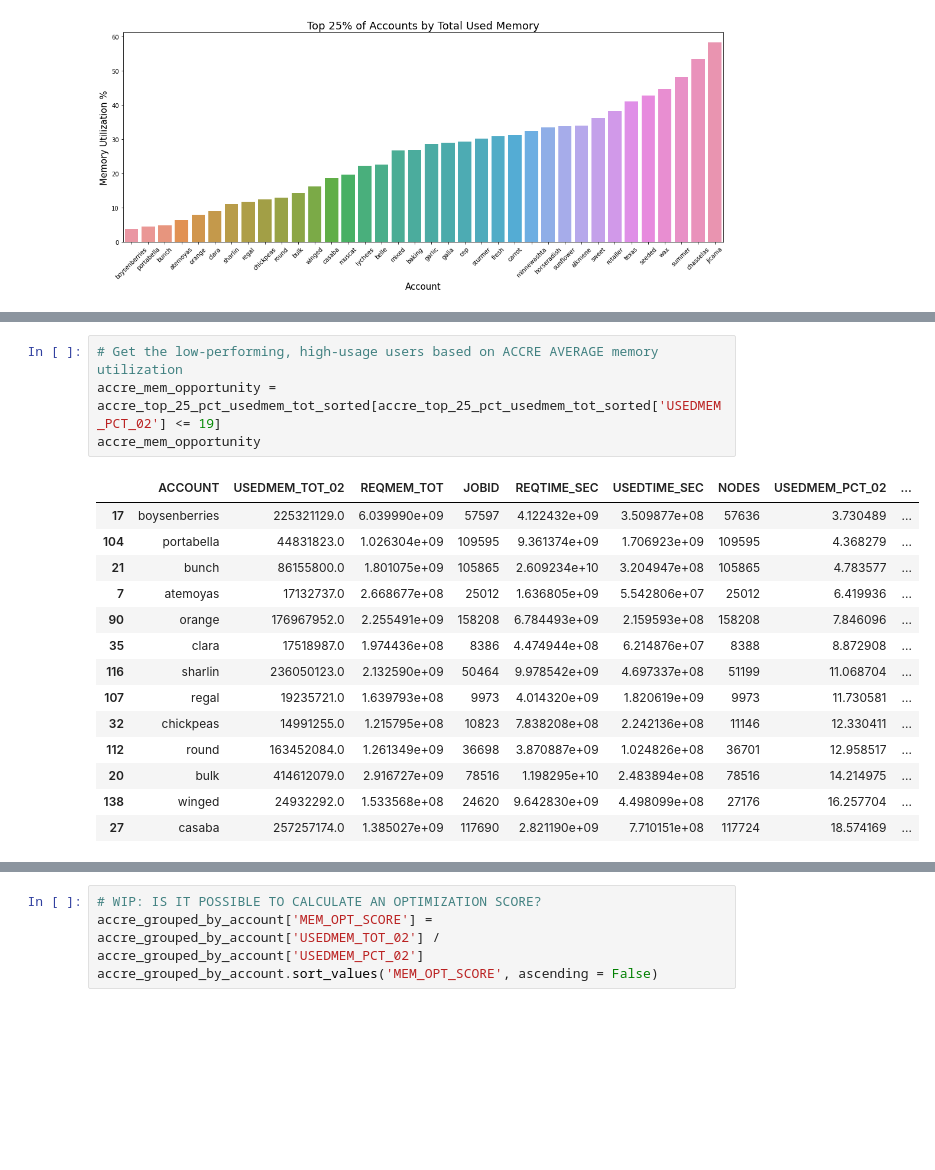
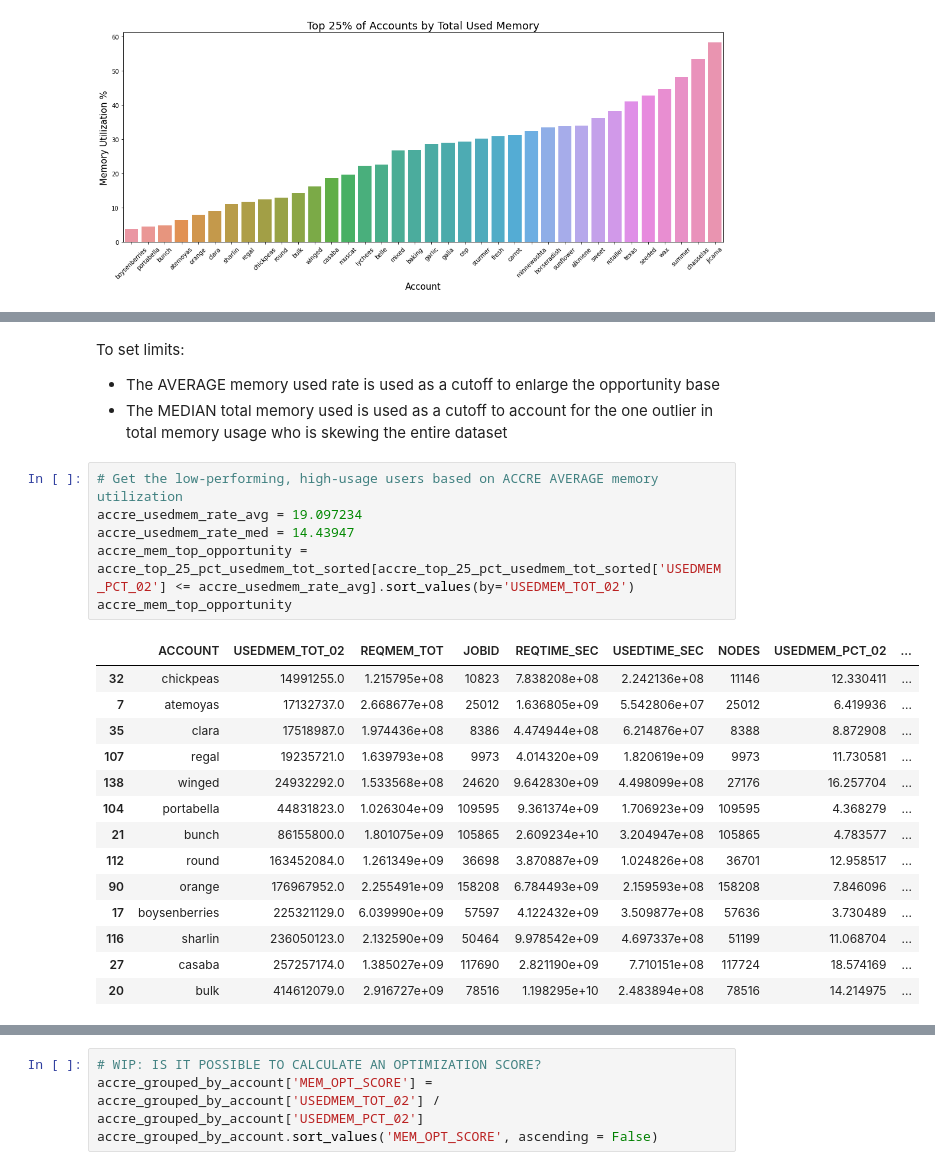
Before and after one commit to nss-data-science-cohort-4/dq2-accre-valkyries, a Jupyter notebook: notebooks/vai-02_dq2-accre-analysis-memory-usage.ipynb, the cells around one changed output, grey strips where cells are left out. Cells and saved outputs as stored; diff of their text form; blank space fills up the shorter version.

```diff
--- a/notebooks/vai-02_dq2-accre-analysis-memory-usage.ipynb
+++ b/notebooks/vai-02_dq2-accre-analysis-memory-usage.ipynb
@@ -734,19 +725,25 @@ plt.xticks(rotation=45);
+# %% [markdown]
+To set limits:
+* The AVERAGE memory used rate is used as a cutoff to enlarge the opportunity base
+* The MEDIAN total memory used is used as a cutoff to account for the one outlier in total memory usage who is skewing the entire dataset
 # %%
 # Get the low-performing, high-usage users based on ACCRE AVERAGE memory utilization
-accre_mem_opportunity = accre_top_25_pct_usedmem_tot_sorted[accre_top_25_pct_usedmem_tot_sorted['USEDMEM_PCT_02'] <= 19]
-accre_mem_opportunity
+accre_usedmem_rate_avg = 19.097234
+accre_usedmem_rate_med = 14.43947
+accre_mem_top_opportunity = accre_top_25_pct_usedmem_tot_sorted[accre_top_25_pct_usedmem_tot_sorted['USEDMEM_PCT_02'] <= accre_usedmem_rate_avg].sort_values(by='USEDMEM_TOT_02')
+accre_mem_top_opportunity
 # %% [output]
 |  | ACCOUNT | USEDMEM_TOT_02 | REQMEM_TOT | JOBID | REQTIME_SEC | USEDTIME_SEC | NODES | USEDMEM_PCT_02 | ... |
-| 17 | boysenberries | 225321129.0 | 6.039990e+09 | 57597 | 4.122432e+09 | 3.509877e+08 | 57636 | 3.730489 | ... |
+| 32 | chickpeas | 14991255.0 | 1.215795e+08 | 10823 | 7.838208e+08 | 2.242136e+08 | 11146 | 12.330411 | ... |
+| 7 | atemoyas | 17132737.0 | 2.668677e+08 | 25012 | 1.636805e+09 | 5.542806e+07 | 25012 | 6.419936 | ... |
+| 35 | clara | 17518987.0 | 1.974436e+08 | 8386 | 4.474944e+08 | 6.214876e+07 | 8388 | 8.872908 | ... |
+| 107 | regal | 19235721.0 | 1.639793e+08 | 9973 | 4.014320e+09 | 1.820619e+09 | 9973 | 11.730581 | ... |
+| 138 | winged | 24932292.0 | 1.533568e+08 | 24620 | 9.642830e+09 | 4.498099e+08 | 27176 | 16.257704 | ... |
 | 104 | portabella | 44831823.0 | 1.026304e+09 | 109595 | 9.361374e+09 | 1.706923e+09 | 109595 | 4.368279 | ... |
 | 21 | bunch | 86155800.0 | 1.801075e+09 | 105865 | 2.609234e+10 | 3.204947e+08 | 105865 | 4.783577 | ... |
-| 7 | atemoyas | 17132737.0 | 2.668677e+08 | 25012 | 1.636805e+09 | 5.542806e+07 | 25012 | 6.419936 | ... |
+| 112 | round | 163452084.0 | 1.261349e+09 | 36698 | 3.870887e+09 | 1.024826e+08 | 36701 | 12.958517 | ... |
 | 90 | orange | 176967952.0 | 2.255491e+09 | 158208 | 6.784493e+09 | 2.159593e+08 | 158208 | 7.846096 | ... |
-| 35 | clara | 17518987.0 | 1.974436e+08 | 8386 | 4.474944e+08 | 6.214876e+07 | 8388 | 8.872908 | ... |
+| 17 | boysenberries | 225321129.0 | 6.039990e+09 | 57597 | 4.122432e+09 | 3.509877e+08 | 57636 | 3.730489 | ... |
 | 116 | sharlin | 236050123.0 | 2.132590e+09 | 50464 | 9.978542e+09 | 4.697337e+08 | 51199 | 11.068704 | ... |
-| 107 | regal | 19235721.0 | 1.639793e+08 | 9973 | 4.014320e+09 | 1.820619e+09 | 9973 | 11.730581 | ... |
-| 32 | chickpeas | 14991255.0 | 1.215795e+08 | 10823 | 7.838208e+08 | 2.242136e+08 | 11146 | 12.330411 | ... |
-| 112 | round | 163452084.0 | 1.261349e+09 | 36698 | 3.870887e+09 | 1.024826e+08 | 36701 | 12.958517 | ... |
+| 27 | casaba | 257257174.0 | 1.385027e+09 | 117690 | 2.821190e+09 | 7.710151e+08 | 117724 | 18.574169 | ... |
 | 20 | bulk | 414612079.0 | 2.916727e+09 | 78516 | 1.198295e+10 | 2.483894e+08 | 78516 | 14.214975 | ... |
-| 138 | winged | 24932292.0 | 1.533568e+08 | 24620 | 9.642830e+09 | 4.498099e+08 | 27176 | 16.257704 | ... |
-| 27 | casaba | 257257174.0 | 1.385027e+09 | 117690 | 2.821190e+09 | 7.710151e+08 | 117724 | 18.574169 | ... |
```
Also changed, not shown: parts of 24 cells of this notebook.
